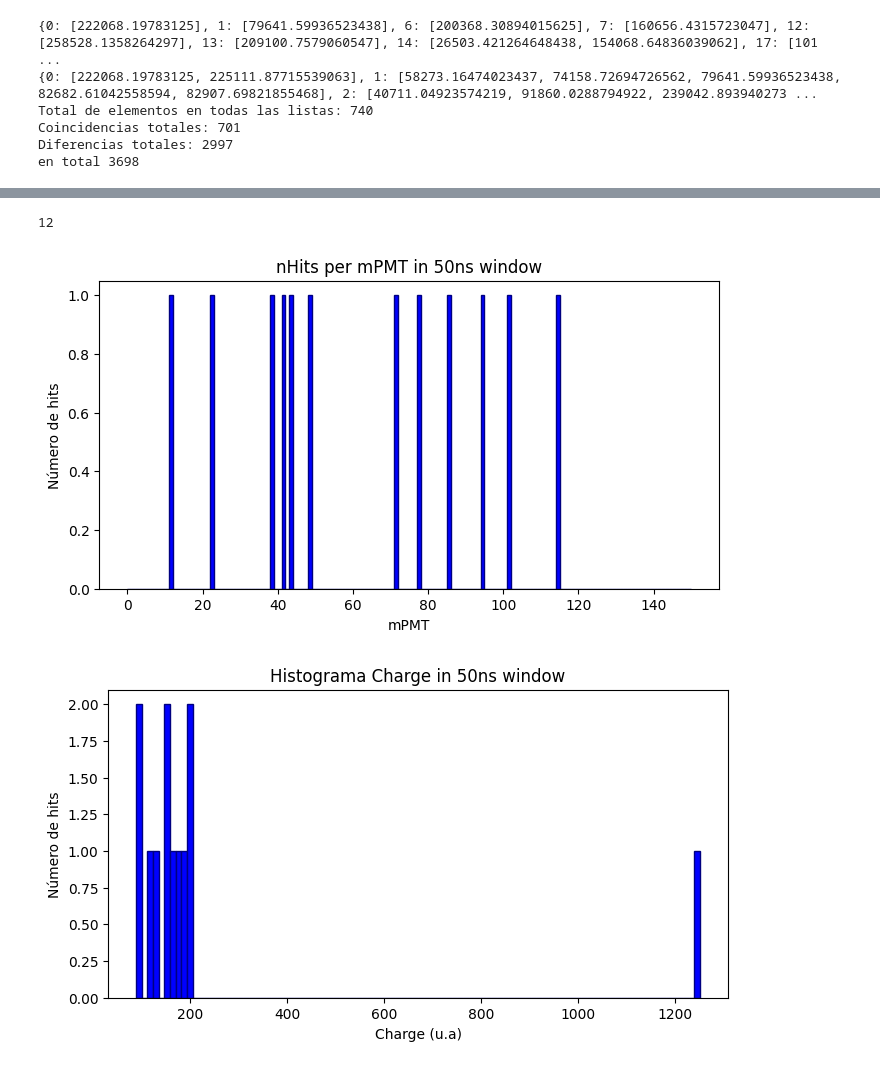
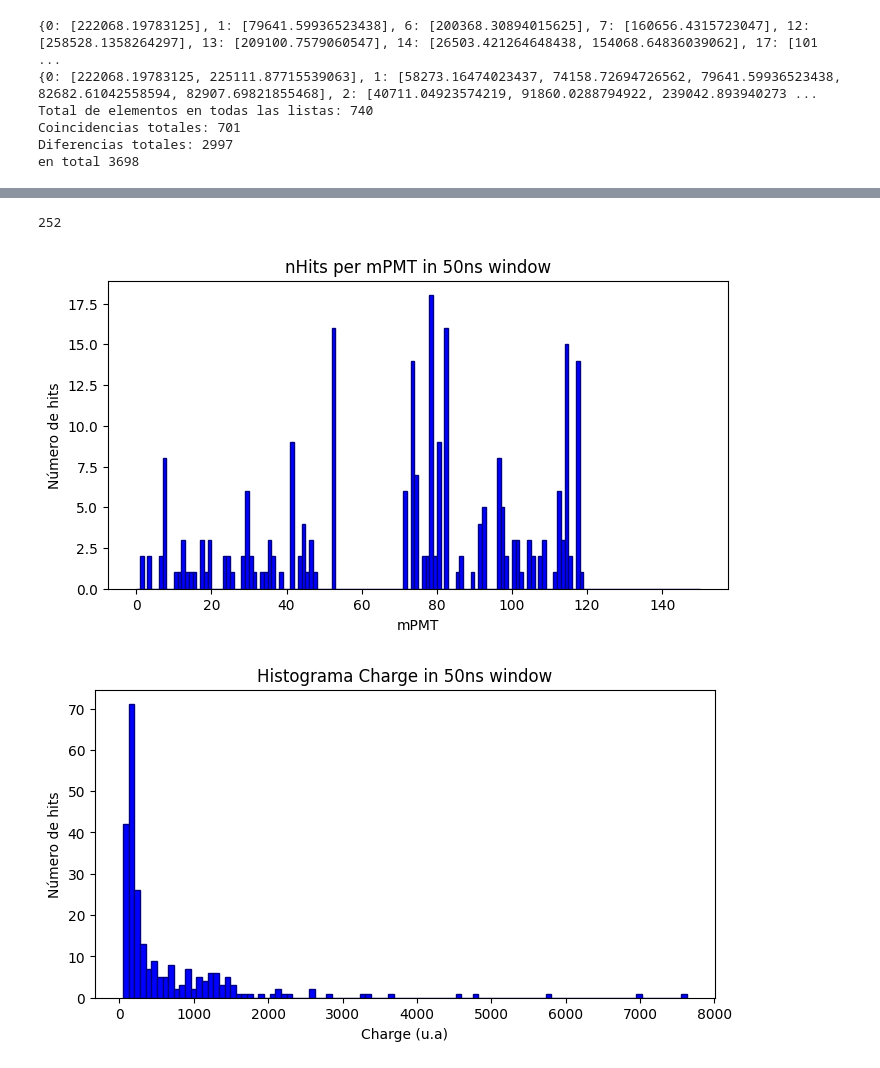
Before and after one commit to halmamol/WCTECoincidence_Analysis, a Jupyter notebook: nHits_count/jupyter_notebooks/spills_second.ipynb, the cells around one changed output, grey strips where cells are left out. Drawn from its saved outputs; the diff is of its cells as text; code cells hidden in the pictures.

```diff
--- a/nHits_count/jupyter_notebooks/spills_second.ipynb
+++ b/nHits_count/jupyter_notebooks/spills_second.ipynb
@@ -44,2 +44,2 @@ times_branch_modified_chargesTT, charge_branch_modified_chargesTT, threshold_cha
 # %%
-times_branch_modified, threshold_times, _ = functions_spills.repeat_spills_nHits(event_number_branch, times_branch_sorted)
+times_branch_modified, threshold_times, _ = functions_spills.repeat_spills_nHits(event_number_branch, times_branch_sorted, 300, 5000, 4000)
@@ -150,15 +130,17 @@ Coincidencias totales: 701
 Diferencias totales: 2997
 en total 3698
 # %%
-trigger_times_half = dict(list(diff_dict_times.items())[0:20])
-bin_time = 2
+trigger_times_half = dict(list(threshold_times.items())[0:10])
+print(trigger_times_half)
+bin_time = 100
+delta = 10000
 
 for event_number in trigger_times_half:
     for start_time in trigger_times_half[event_number]:
         times_branch_event = times_branch[event_number]
         charges_branch_event = charge_branch[event_number]
 
-        mask = (times_branch_event >= start_time) & (times_branch_event < start_time + 50)
+        mask = (times_branch_event >= start_time) & (times_branch_event < start_time + delta)
 
         time = times_branch_event[mask]
         charge = charges_branch_event[mask]
@@ -167,19 +149,19 @@ for event_number in trigger_times_half:
         fig, axs = plt.subplots(1, 2, figsize=(12, 4))
 
         # --- Subplot 2: Histograma de número de hits en ventanas de 10 ns ---
-        axs[0].hist(time, range=(start_time, start_time + 50), bins=int(50/bin_time), color='blue', edgecolor='navy')
+        axs[0].hist(time, range=(start_time, start_time + delta), bins=int(delta/bin_time), color='blue', edgecolor='navy')
         axs[0].set_xlabel('Tiempo (ns)')
         axs[0].set_ylabel('Número de hits')
         axs[0].set_title(f"Hits por {bin_time} ns, evento {event_number}")
-        axs[0].set_xlim(start_time, start_time+50)
+        axs[0].set_xlim(start_time, start_time+delta)
 
-        sum_charges = functions_spills.plot_TotalCharge_Time(time, charge, bin_time)
+        sum_charges = functions_spills.plot_TotalCharge_Time(time, charge, bin_time, delta)
 
-        axs[1].bar(np.arange(start_time, start_time+50, bin_time), sum_charges, width = bin_time, color='blue',  align='edge', edgecolor='navy')
+        axs[1].bar(np.arange(start_time, start_time+delta, bin_time), sum_charges, width = bin_time, color='blue',  align='edge', edgecolor='navy')
         axs[1].set_xlabel("Time (ns)")
         axs[1].set_ylabel("Total Charge [u.a]")
         axs[1].set_title(f"Charge per {bin_time} ns window")
-        axs[1].set_xlim(start_time, start_time+50)
+        axs[1].set_xlim(start_time, start_time+delta)
         plt.tight_layout()
         plt.show()
 # %% [output]
@@ -212,7 +192,7 @@ print(threshold_charges)
 # %%
-t_evento = 72245.37922621093
-event_id = 14
-delta = 50
+t_evento = 160656.4315723047
+event_id = 7
+delta = 100
 
 
 # Leer datos
@@ -227,7 +207,7 @@ slot = slot_ids[event_id]
 pos = pmt_positions[event_id]
 
 # Filtrar por tiempo cercano al evento deseado
-mask = (t > t_evento - delta) & (t < t_evento + delta)
+mask = (t >= t_evento) & (t < t_evento + delta)
 
 # Aplicar filtro
 t = t[mask]
@@ -247,7 +227,7 @@ eventDisplay.load_wcsim_tubeno_mapping("geofile_WCTE.txt")
 
 # Procesar y graficar
 data_to_plot = eventDisplay.process_data(channel_ids, q)
-eventDisplay.plotEventDisplay(data_to_plot, color_norm=colors.Normalize(), style="dark_background")
+eventDisplay.plotEventDisplay(data_to_plot,color_norm=colors.Normalize(), style="dark_background") #color_norm=colors.LogNorm()
 plt.show()
 #plt.savefig(f"evento_filtrado_{event_id}_{t_evento}.png")
 #plt.close()
@@ -257,7 +237,7 @@ plt.show()
 # %%
 # Definimos el rango de interés
 t_min = t_evento
-t_max = t_min + 50
+t_max = t_min + delta
 
 mpmt_id_branch_event = mpmt_id_branch[event_id]
 times_branch_event = times_branch[event_id]
@@ -271,36 +251,36 @@ mpmt_id = mpmt_id_branch_event[indices_en_rango]
 charge = charge_branch_event[indices_en_rango]
 time = times_branch_event[indices_en_rango]
 
 plt.style.use('default')
 plt.figure(figsize=(8, 4))
 plt.hist(mpmt_id, bins=150, range = [0, 150], color='blue', edgecolor='navy')
 plt.xlabel('mPMT')
 plt.ylabel('Número de hits')
 plt.title("nHits per mPMT in 50ns window")
 plt.show()
 
 plt.figure(figsize=(8, 4))
 plt.hist(charge, bins=100, color='blue', edgecolor='navy')
 plt.xlabel('Charge (u.a)')
 plt.ylabel('Número de hits')
 plt.title("Histograma Charge in 50ns window")
 plt.show()
 
 
 functions_spills.plot_TotalCharge_mPMT(mpmt_id, charge)
 
-bin_time = 1
-sum_charges = functions_spills.plot_TotalCharge_Time(time, charge, bin_time)
+bin_time = 2
+sum_charges = functions_spills.plot_TotalCharge_Time(time, charge, bin_time, delta)
 
 # Step 3: Plot
 plt.figure(figsize=(8, 4))
-plt.bar(np.arange(min(time), min(time)+50, bin_time), sum_charges, width = bin_time, color='blue',  align='edge', edgecolor='navy')
+plt.bar(np.arange(min(time), min(time)+delta, bin_time), sum_charges, width = bin_time, color='blue',  align='edge', edgecolor='navy')
 plt.xlabel("Time (ns)")
 plt.ylabel("Total Charge [u.a]")
 plt.title(f"Charge per {bin_time} ns window")
 plt.tight_layout()
 plt.show()
 # %% [output]
-12
+252
-[figure, old version]
+[figure, new version]
-[figure, old version]
+[figure, new version]
```
Also changed, not shown: parts of 10 cells of this notebook, 6 other files.
